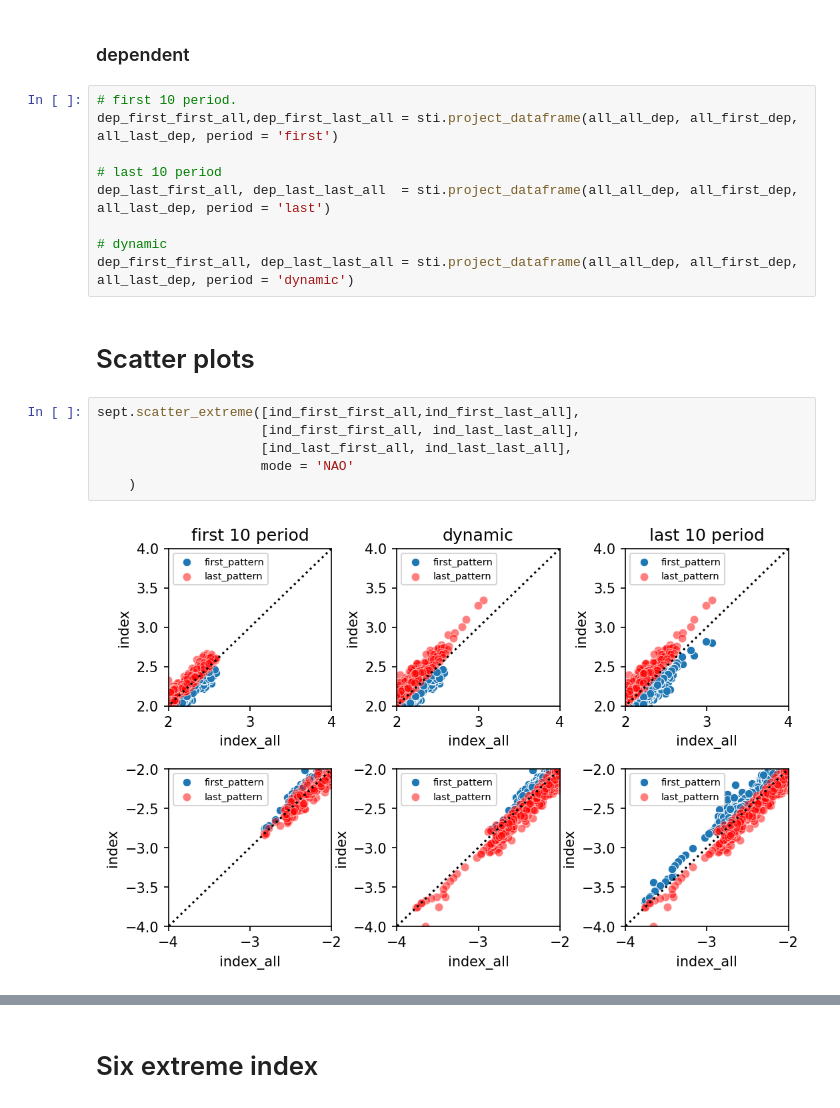
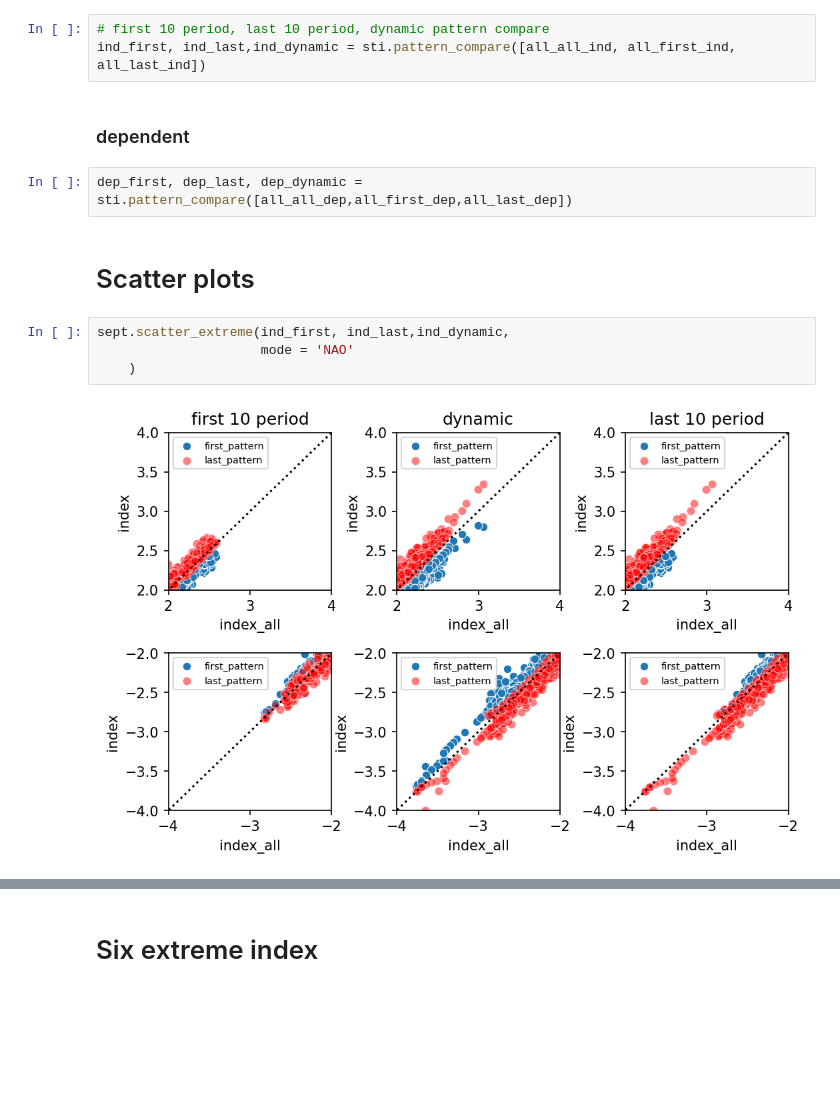
Before and after one commit to liuquan18/Teleconnection, a Jupyter notebook: scripts/IndexDiffPattern_analyze.ipynb, the cells around one changed output, grey strips where cells are left out. Drawn from its saved outputs; the diff is of its cells as text; blank space fills up the shorter version.

Commit message:
simplified project func

```diff
--- a/scripts/IndexDiffPattern_analyze.ipynb
+++ b/scripts/IndexDiffPattern_analyze.ipynb
@@ -65,22 +56,16 @@ ind_first_first_all, ind_last_last_all = sti.project_dataframe(all_all_ind, all_
+# %%
+# first 10 period, last 10 period, dynamic pattern compare
+ind_first, ind_last,ind_dynamic = sti.pattern_compare([all_all_ind, all_first_ind, all_last_ind])
 # %% [markdown]
 ### dependent
-# %%
-# first 10 period.
-dep_first_first_all,dep_first_last_all = sti.project_dataframe(all_all_dep, all_first_dep, all_last_dep, period = 'first')
-
-# last 10 period
-dep_last_first_all, dep_last_last_all  = sti.project_dataframe(all_all_dep, all_first_dep, all_last_dep, period = 'last')
-
-# dynamic
-dep_first_first_all, dep_last_last_all = sti.project_dataframe(all_all_dep, all_first_dep, all_last_dep, period = 'dynamic')
+# %%
+dep_first, dep_last, dep_dynamic = sti.pattern_compare([all_all_dep,all_first_dep,all_last_dep])
 # %% [markdown]
 # Scatter plots
 # %%
-sept.scatter_extreme([ind_first_first_all,ind_first_last_all],
-                     [ind_first_first_all, ind_last_last_all],
-                     [ind_last_first_all, ind_last_last_all],
+sept.scatter_extreme(ind_first, ind_last,ind_dynamic,
                      mode = 'NAO'
     )
 # %% [output]
-[figure, old version]
+[figure, new version]
 # %%
```
Also changed, not shown: parts of 4 cells of this notebook, 1 other file.
